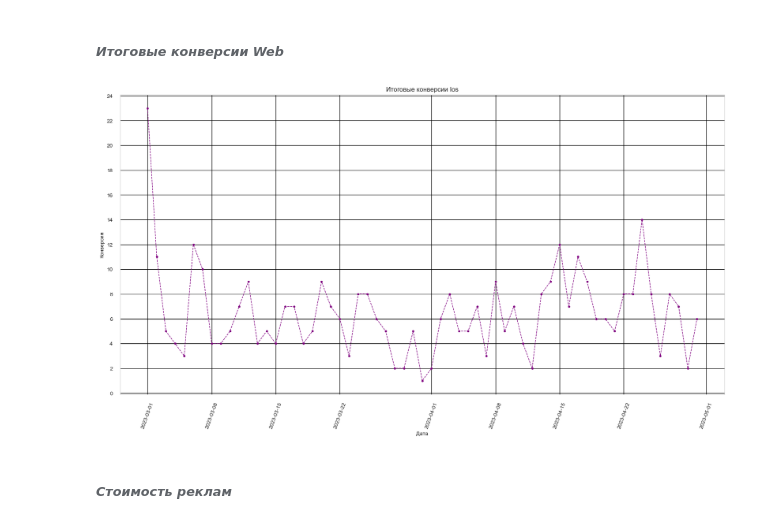
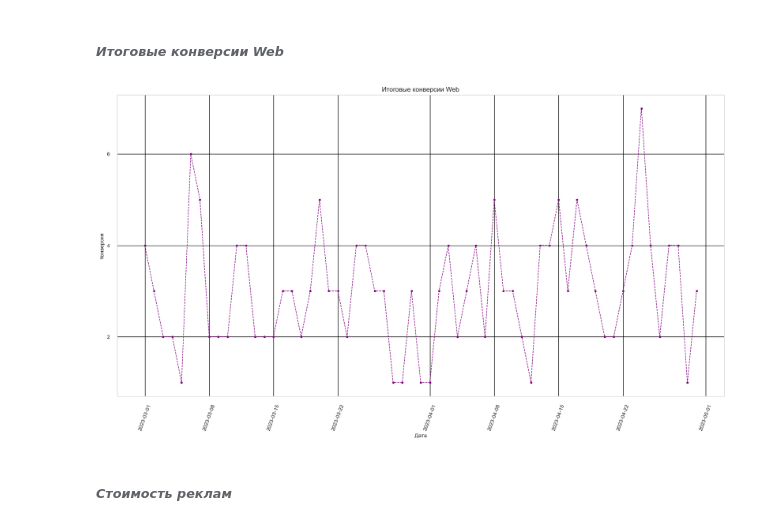
Before and after one commit to IcePenguinDiscoPanda/data-analytics-project-100, a Jupyter notebook: Analytics100.ipynb, the cells around one changed output. Saved outputs shown, nothing was run; the diff lists cells and outputs as text; code cells hidden in the pictures.

```diff
--- a/Analytics100.ipynb
+++ b/Analytics100.ipynb
@@ -77,0 +38,18 @@ print(visits_and_registrations.head(10))
+# %%
+#Группируем и объединяем данные
+visits_and_registrations = pd.concat([
+    visits[visits['is_bot'] == 'no'].groupby(['date', 'platform']).agg({'visit_id': 'count'}),
+    registrations.groupby(['date', 'platform']).agg({'user_id': 'count'})
+], axis = 1).reset_index()
+
+#Переименовываем столбцы и заполняем нули
+visits_and_registrations.rename(columns = {'visit_id':'visits', 'user_id':'registrations'}, inplace = True )
+visits_and_registrations['registrations'] = visits_and_registrations['registrations'].fillna(0)
+
+#Считаем конверсию
+visits_and_registrations['conversion'] = round(visits_and_registrations['registrations']/visits_and_registrations['visits']*100, 0)
+
+#Сохраняем в формате json
+# visits_and_registrations.to_json('conversion.json', orient = 'columns')
+
+print(visits_and_registrations.head(10))
@@ -321,35 +311,35 @@ visits_and_registrations_web = visits_and_registrations[visits_and_registrations
 visits_and_registrations_web_two_months = visits_and_registrations_web[visits_and_registrations_web['date'] <= dt.date(2023, 4, 30)]
 
 fig, ax = plt.subplots(figsize=(20, 10))
 ax.plot(visits_and_registrations_web_two_months['date'], visits_and_registrations_web_two_months['conversion'],
         color='purple',
         marker='o',
         linestyle='dashed',
         linewidth=1,
         markersize=3)
 ax.grid()
 ax.set_xlabel('Дата')
 ax.set_ylabel('Конверсия')
-plt.title('Итоговые конверсии Ios')
+plt.title('Итоговые конверсии Web')
 plt.xticks(rotation=70)
 
 ax.yaxis.set_major_locator(MultipleLocator(2))
 ax.yaxis.set_major_formatter('{x:.0f}')
 
 # ax.yaxis.set_minor_locator(MultipleLocator(0.5))
 # ax.yaxis.set_minor_formatter('{x:.0f}')
 
 ax.grid(which='major', color='black', linewidth=1)
 ax.grid(which='minor', color='black', linewidth=0.5)
 
 ax.tick_params(which='major', length=10)
 ax.tick_params(which='minor', length=2, )
 
 # for x, y in zip(total_conversion_two_months['date'], total_conversion_two_months['conversion']):
 #     plt.text(x, y, '%d' % y, ha='center', va = 'bottom')
 plt.show()
 # %% [output]
-[figure, old version]
+[figure, new version]
 # %% [markdown]
 ###### *Стоимость реклам*
 # %%
```
Also changed, not shown: parts of 6 cells of this notebook.
